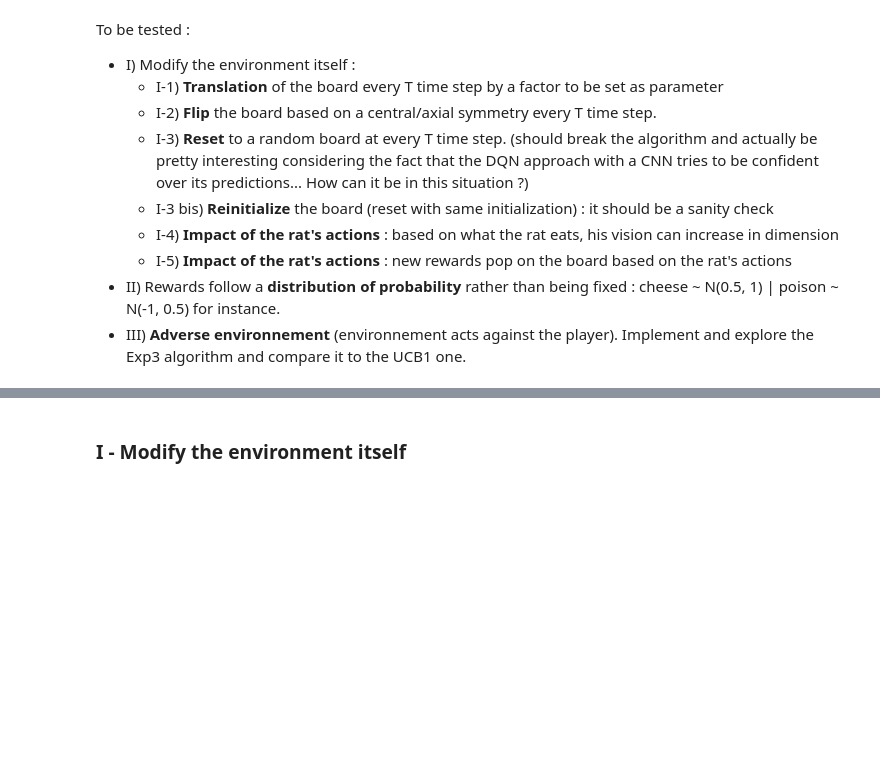
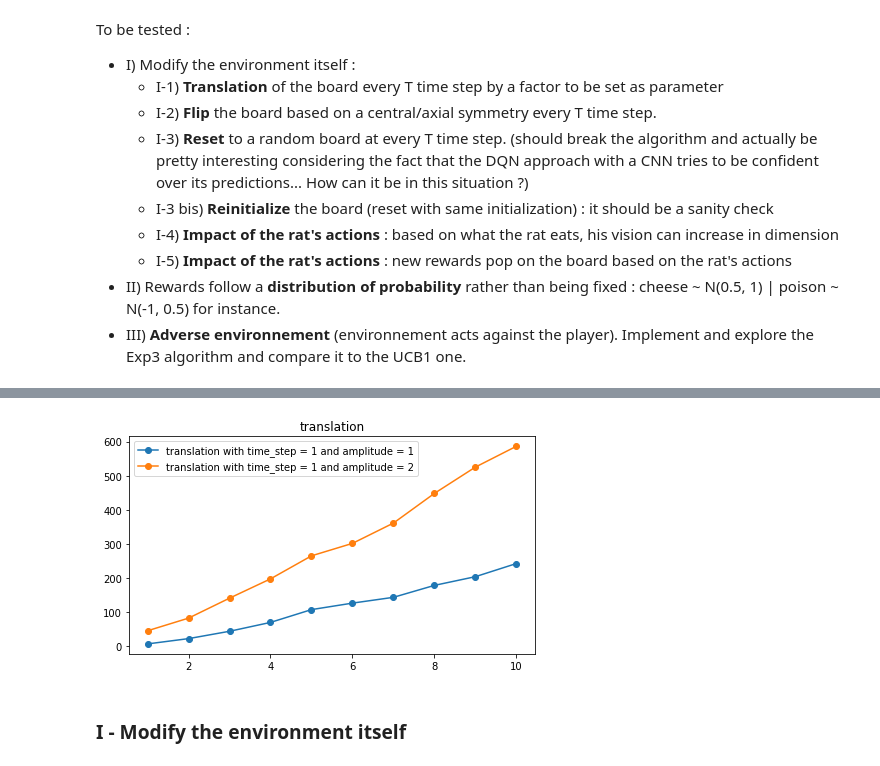
Before and after one commit to EmmanuelJhno/Reinforcement_learning, a Jupyter notebook: Project_adv_env/DQN_rat.ipynb, the cells around one changed output, grey strips where cells are left out. Cells and saved outputs as stored; diff of their text form; code cells hidden in the pictures; blank space fills up the shorter version.

Commit message:
plot function

```diff
--- a/Project_adv_env/DQN_rat.ipynb
+++ b/Project_adv_env/DQN_rat.ipynb
@@ -95,7 +93,7 @@ A rat runs on an island and tries to eat as much as possible. The island is subd
 The goal is to code an agent to solve this task that will learn by trial and error. We propose the following environment:
 # %%
 class Environment(object):
-    def __init__(self, grid_size=20, max_time=200, temperature=0.3, immob_penalty=0):
+    def __init__(self, grid_size=19, max_time=200, temperature=0.3, immob_penalty=0):
         grid_size = grid_size + 8
         self.grid_size = grid_size
         self.max_time = max_time
@@ -288,6 +286,7 @@ Let's now define the training loop and the test loop :
 def train(agent, env,epoch, eps_decay=None, eps_step=None, freq_video=10, memory_access='random', prefix=''):
     # Number of won games
     score = 0
+    score_record=[]
     loss = 0
 
     name = prefix
@@ -352,6 +351,10 @@ def train(agent, env,epoch, eps_decay=None, eps_step=None, freq_video=10, memory
               .format(e+1, epoch, loss, win, 100*win/win_max, lose, 100*lose/lose_max, win-lose))
         agent.save(name_weights=name+'_model.h5', name_model=name+'_model.json')
 
+        score_record.append(score)
+
+    return score_record
+
 
 #------------------------------------------------------------------------------------------------
 
@@ -804,0 +908,3 @@ class Adaptive_Environment(Environment):
+# %%
+plot_params_variation(name ='translation', params_fct=[[1,1],[1,2]], nb_avg =2, epoch=10, freq_video=3,transform_board=board_translation)
+# %% [output]
@@ -805,3 +928,4 @@ class Adaptive_Environment(Environment):
+[figure, added]
 # %% [markdown]
 ### I - Modify the environment itself
 # %% [markdown]
```
Also changed, not shown: parts of 7 cells of this notebook.
